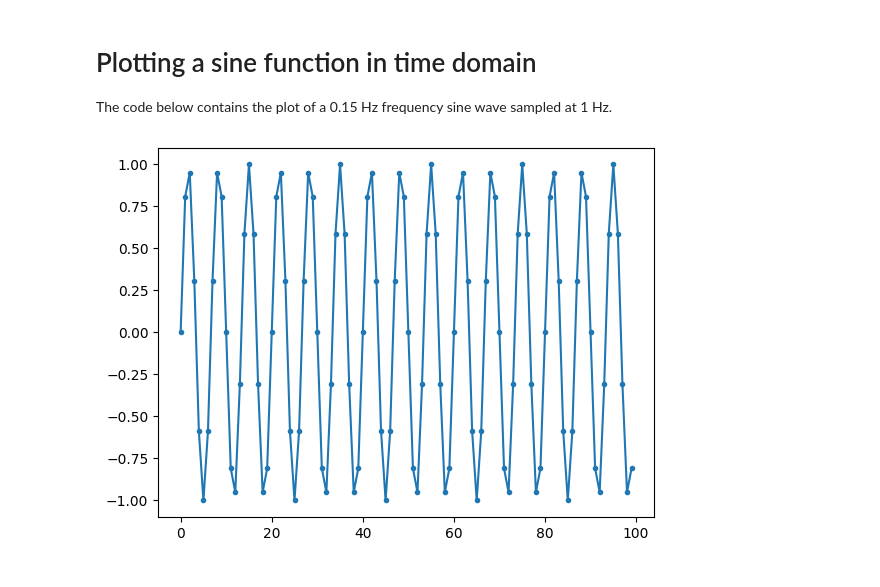
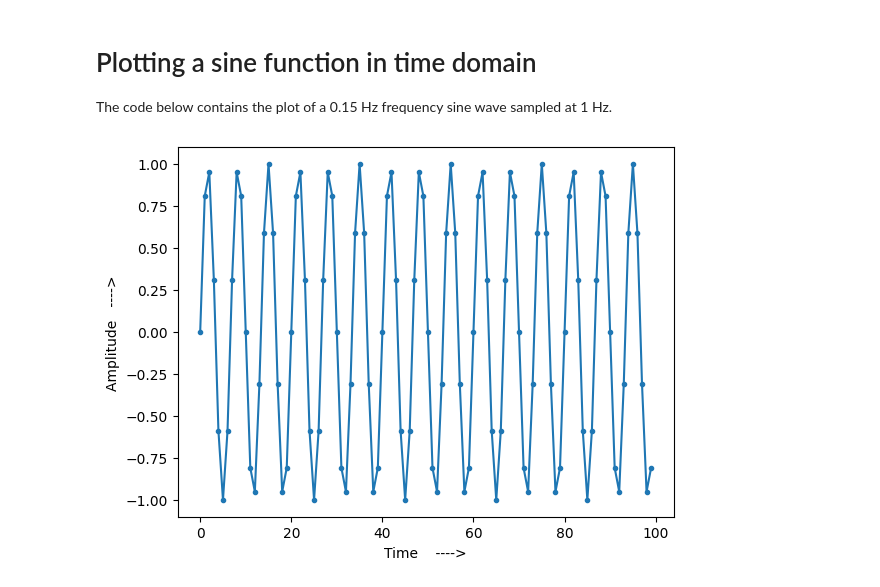
Before and after one commit to rstar900/PySDR, a Jupyter notebook: 01_frequency_domain.ipynb, the cells around one changed output. Saved outputs shown, nothing was run; the diff lists cells and outputs as text; code cells hidden in the pictures.

Commit message:
Added x and y labels for Amplitude and Time

```diff
--- a/01_frequency_domain.ipynb
+++ b/01_frequency_domain.ipynb
@@ -5,16 +5,18 @@ The code below contains the plot of a 0.15 Hz frequency sine wave sampled at 1 H
 # %%
 import numpy as np
 import matplotlib.pyplot as plt
 
 # Frequency of the wave
 f = 0.15
 # 100s Time array (x-axis) (from 0-99s)
 t = np.arange(100)
 # Sine function with f = 0.15 Hz sampled for 100s
 s = np.sin(2 * np.pi * f * t)
 
 # Create and disply the plot in time domain
 plt.plot(t, s, '.-')
+plt.xlabel('Time    ---->')
+plt.ylabel('Amplitude   ---->')
 plt.show()
 # %% [output]
-[figure, old version]
+[figure, new version]
```
